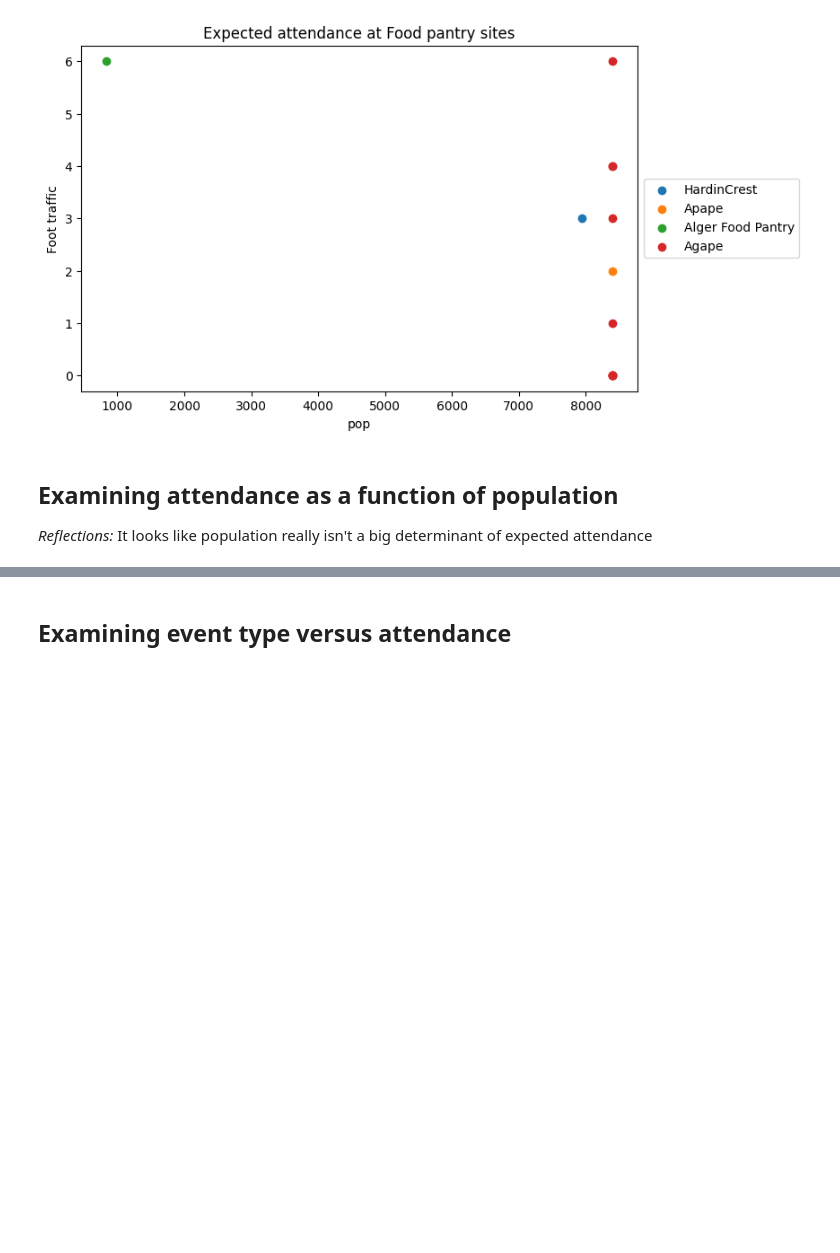
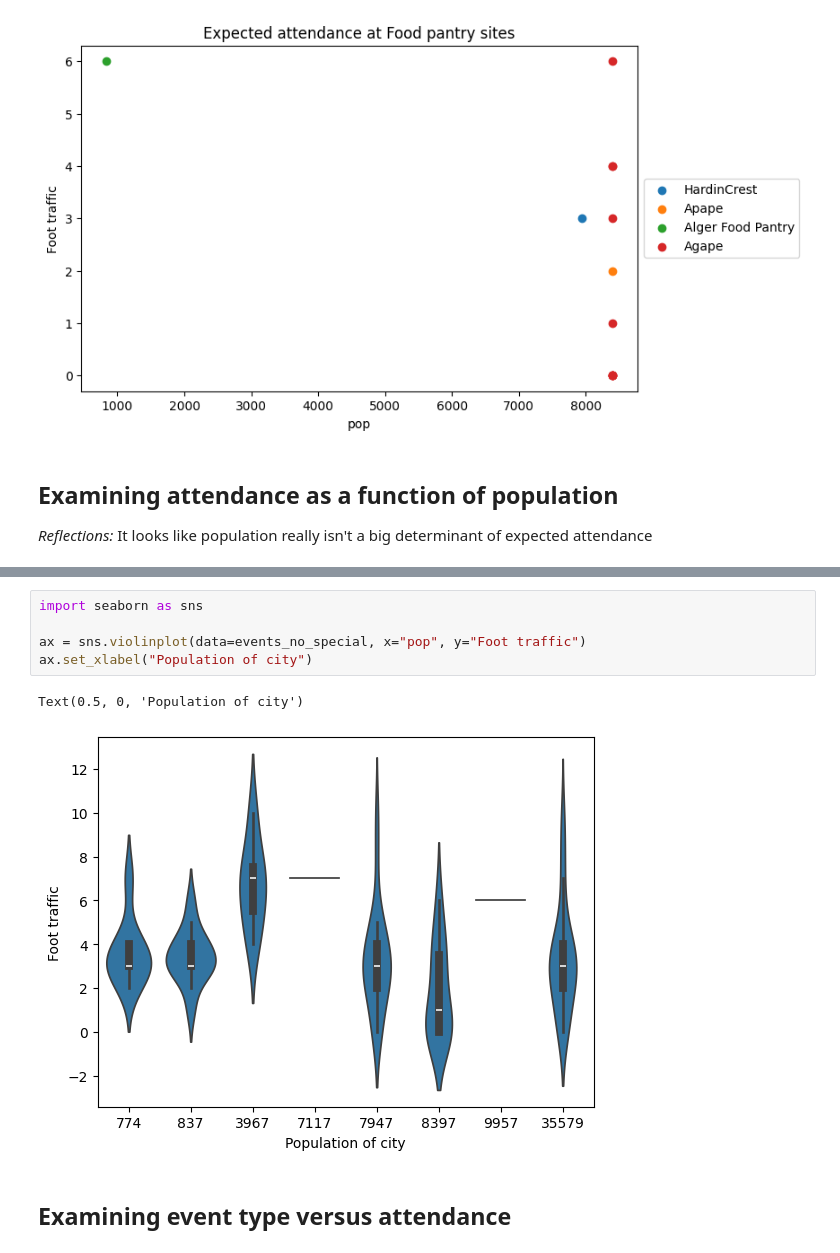
Before and after one commit to Human-Centered-Optimization-Lab/clinicOpt, a Jupyter notebook: tools/attendancePlaygorund.ipynb, the cells around one changed output, grey strips where cells are left out. Drawn from its saved outputs; the diff is of its cells as text; blank space fills up the shorter version.

Commit message:
Added a violin plot

```diff
--- a/tools/attendancePlaygorund.ipynb
+++ b/tools/attendancePlaygorund.ipynb
@@ -134,6 +135,14 @@ display(ax);
 # %% [output]
 <Axes: title={'center': 'Expected attendance across all sites'}, xlabel='Population of city', ylabel='Foot traffic'>
 [figure]
+# %%
+import seaborn as sns
+
+ax = sns.violinplot(data=events_no_special, x="pop", y="Foot traffic")
+ax.set_xlabel("Population of city")
+# %% [output]
+Text(0.5, 0, 'Population of city')
+[figure, added]
 # %% [markdown]
 ## Examining event type versus attendance
 # %%
```
Also changed, not shown: parts of 2 cells of this notebook.
